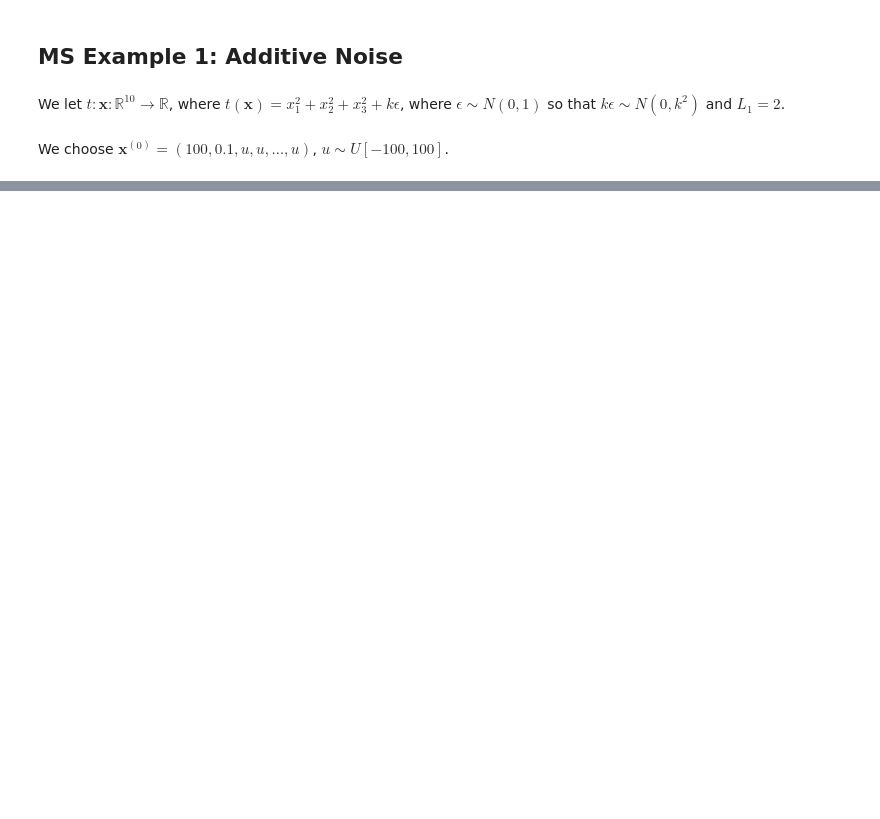
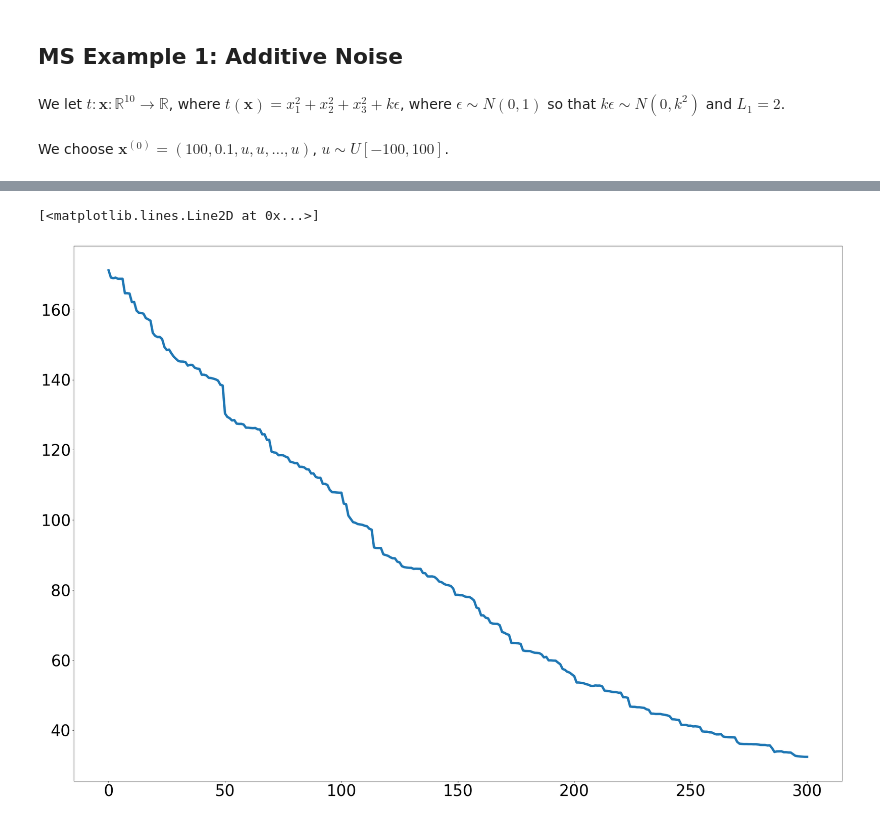
Before and after one commit to mathematicalmichael/personalresearch, a Jupyter notebook: Notebooks/MS_thesis_ex1_add_noise.ipynb, the cells around one changed output, grey strips where cells are left out. Cells and saved outputs as stored; diff of their text form; code cells hidden in the pictures; blank space fills up the shorter version.

```diff
--- a/Notebooks/MS_thesis_ex1_add_noise.ipynb
+++ b/Notebooks/MS_thesis_ex1_add_noise.ipynb
@@ -162,3 +156,8 @@ n should be an integer. Performing conversion.
+# %%
+plt.plot(xhist[2],lw=6)
+# %% [output]
+[<matplotlib.lines.Line2D at 0x...>]
+[figure, added]
 # %%
 mu_star=dfo.get_mu_star(mynoise,L_1_hat,3)
 h=dfo.get_h(L_1_hat,3)
```
Also changed, not shown: parts of 12 cells of this notebook, 5 other files.
